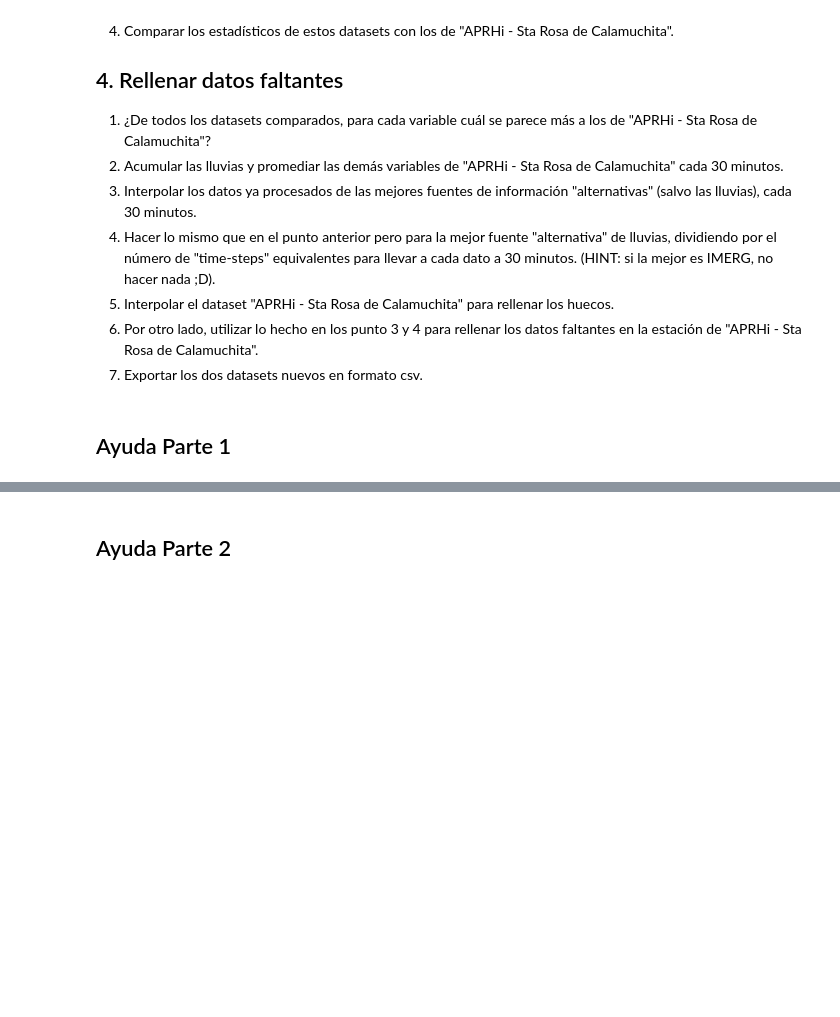
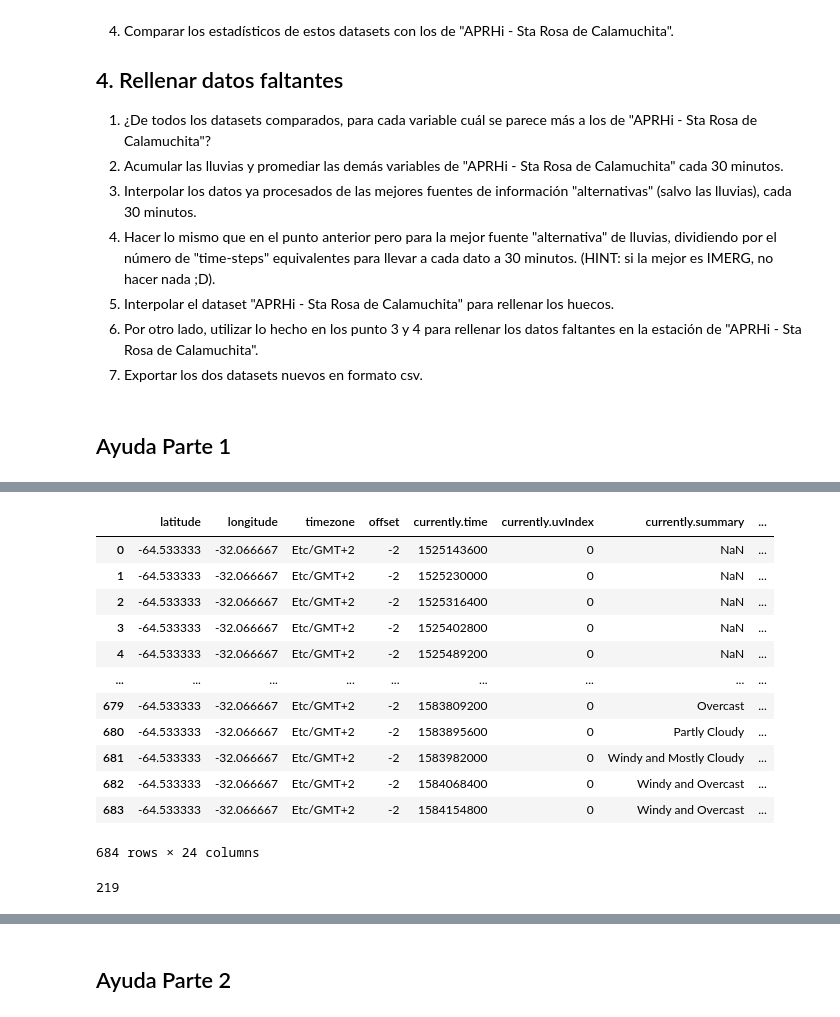
Before and after one commit to Rondamon/2020_Mentoria_PronosticoCaudales, a Jupyter notebook: TP2-Copy1.ipynb, the cells around one changed output, grey strips where cells are left out. Saved outputs shown, nothing was run; the diff lists cells and outputs as text; code cells hidden in the pictures; blank space fills up the shorter version.

```diff
--- a/TP2-Copy1.ipynb
+++ b/TP2-Copy1.ipynb
@@ -59,14 +93,20 @@ baseUrl = "https://api.darksky.net/forecast/<key>/<longitude>,<latitude>,<date>?
 # %%
-start_date = datetime.date(2018, 5, 1)
-end_date = datetime.date(2020, 5, 1)
+"""
+En este bloque se descarga la data y se la escribe en un archivo.
+OJO! Cada vez que se ejecuta la funcion se sobre escribe el archivo con la data scrapeada.
+"""
+
+start_date = datetime.datetime(2018, 5, 1)
+end_date = datetime.datetime(2018, 5, 5)
 
 data = []
+for date in daterange(start_date, end_date):
+    tmstmp = str(int(date.timestamp()))
+    replacedUrl = baseUrl.replace("<key>", "9349598e9f11f5eddceb6791daa6d787").replace("<longitude>", "-64.533333").replace("<latitude>", "-32.066667").replace("<date>",tmstmp)
+    r = requests.get(url = replacedUrl)
+    # json with day data
+    partial_data = r.json()
+    data.append(partial_data)
+# writing json
 with open('sta_rosa_scraped.json', 'w', encoding='utf-8') as f:
-    for date in daterange(start_date, end_date):
-        replacedUrl = baseUrl.replace("<key>", "9349598e9f11f5eddceb6791daa6d787").replace("<longitude>", "-64.533333").replace("<latitude>", "-32.066667").replace("<date>",date.strftime("%Y-%m-%dT00:00:00"))
-        r = requests.get(url = replacedUrl)
-        # json with day data
-        partial_data = r.json()
-        # writing json
-        print(partial_data)
-        json.dump(partial_data, f, ensure_ascii=False, indent=4)
+    json.dump(data, f, ensure_ascii=False, indent=4)
@@ -90,0 +113,3 @@ with open('sta_rosa_scraped.json', 'w', encoding='utf-8') as f:
+# %%
+with open('sta_rosa_scraped_last.json') as f:
+    data = json.load(f)
@@ -90,0 +136,29 @@ with open('sta_rosa_scraped.json', 'w', encoding='utf-8') as f:
+# %%
+flatten_json = pd.json_normalize(data) # esta linea en teoria devuelve el json desanidado
+flatten_json # pero como se ve toda la data anidada en la llave daily queda comprimida en daily.data.
+# %% [output]
+|  | latitude | longitude | timezone | offset | currently.time | currently.uvIndex | currently.summary | ... |
+| 0 | -64.533333 | -32.066667 | Etc/GMT+2 | -2 | 1525143600 | 0 | NaN | ... |
+| 1 | -64.533333 | -32.066667 | Etc/GMT+2 | -2 | 1525230000 | 0 | NaN | ... |
+| 2 | -64.533333 | -32.066667 | Etc/GMT+2 | -2 | 1525316400 | 0 | NaN | ... |
+| 3 | -64.533333 | -32.066667 | Etc/GMT+2 | -2 | 1525402800 | 0 | NaN | ... |
+| 4 | -64.533333 | -32.066667 | Etc/GMT+2 | -2 | 1525489200 | 0 | NaN | ... |
+| ... | ... | ... | ... | ... | ... | ... | ... | ... |
+| 679 | -64.533333 | -32.066667 | Etc/GMT+2 | -2 | 1583809200 | 0 | Overcast | ... |
+| 680 | -64.533333 | -32.066667 | Etc/GMT+2 | -2 | 1583895600 | 0 | Partly Cloudy | ... |
+| 681 | -64.533333 | -32.066667 | Etc/GMT+2 | -2 | 1583982000 | 0 | Windy and Mostly Cloudy | ... |
+| 682 | -64.533333 | -32.066667 | Etc/GMT+2 | -2 | 1584068400 | 0 | Windy and Overcast | ... |
+| 683 | -64.533333 | -32.066667 | Etc/GMT+2 | -2 | 1584154800 | 0 | Windy and Overcast | ... |
+684 rows × 24 columns
+# %%
+# identificar a partir de que fecha hay informacion, y luego descartar la informacion vacia
+
+for n,dat in enumerate(data):
+    try:
+        if data[n]['daily']:
+            print(n)
+        break
+    except KeyError:
+        continue
+# %% [output]
+219
```
Also changed, not shown: parts of 13 cells of this notebook, 3 other files.
